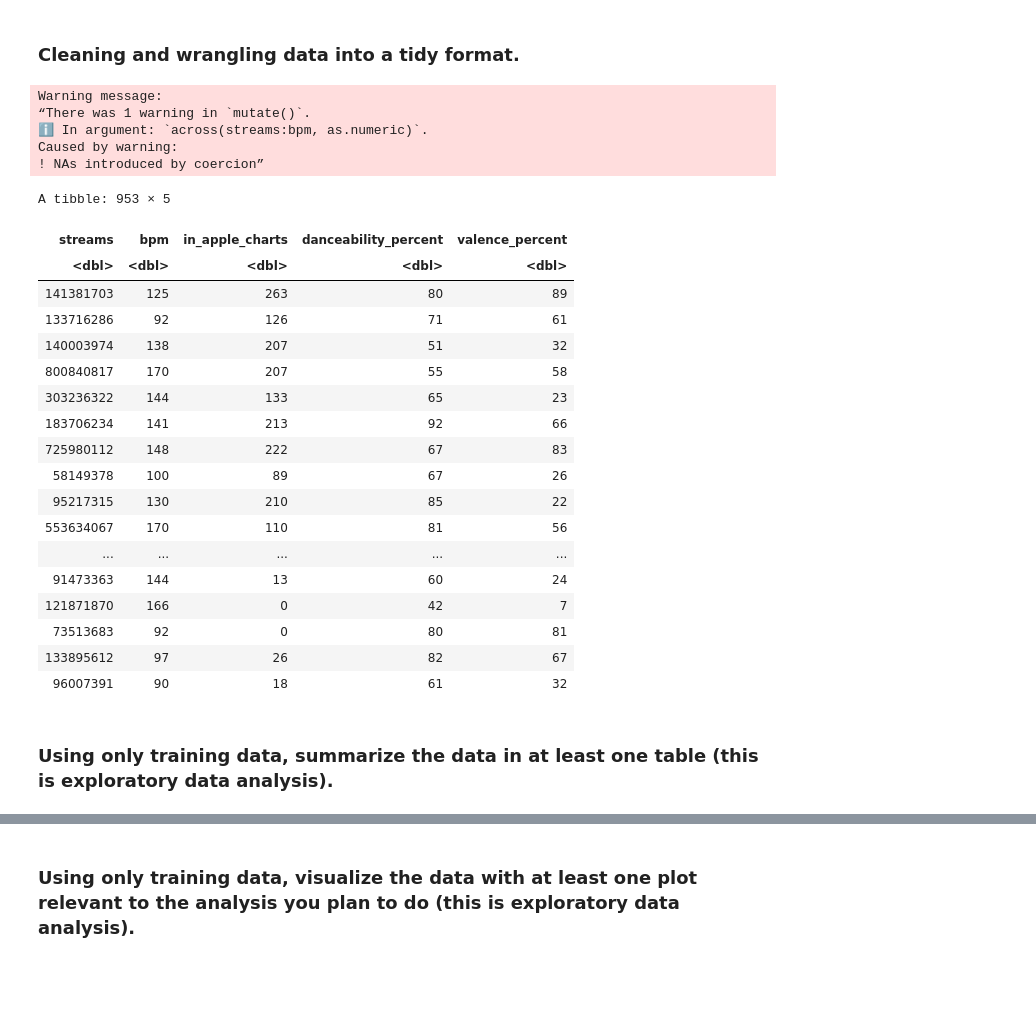
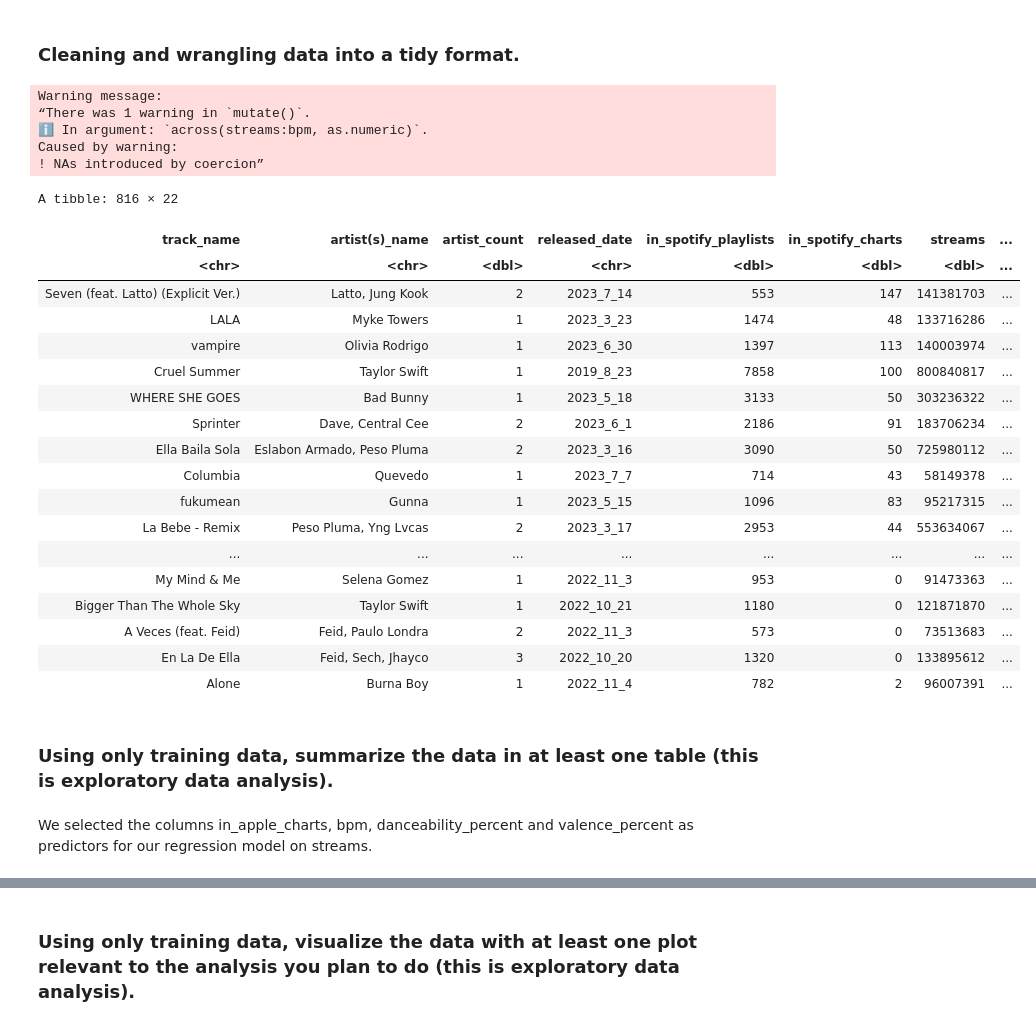
Before and after one commit to martin0wong/dsci100_project, a Jupyter notebook: Project_proposal.ipynb, the cells around one changed output, grey strips where cells are left out. Cells and saved outputs as stored; diff of their text form; code cells hidden in the pictures; blank space fills up the shorter version.

```diff
--- a/Project_proposal.ipynb
+++ b/Project_proposal.ipynb
@@ -41,40 +49,44 @@ A spec_tbl_df: 953 × 24
 ### Cleaning and wrangling data into a tidy format.
 # %%
 spotify_data_cleaned <- spotify_data |>
-                        mutate(across(streams:bpm, as.numeric))
+                        mutate(across(released_year:released_day, as.character)) |>
+                        mutate(across(streams:bpm, as.numeric)) |>
+                        drop_na()
 colnames(spotify_data_cleaned) <- c("track_name", "artist(s)_name", "artist_count", "released_year", "released_month", "released_day",
                                     "in_spotify_playlists", "in_spotify_charts", "streams", "in_apple_playlists", "in_apple_charts",
                                     "in_deezer_playlists", "in_deezer_charts", "in_shazam_charts", "bpm", "key", "mode",
                                     "danceability_percent", "valence_percent", "energy_percent",
                                     "acousticness_percent", "instrumentalness_percent", "liveness_percent", "speechiness_percent")
-
-spotify_data_final <- select(spotify_data_cleaned, streams, bpm, in_apple_charts, danceability_percent, valence_percent)
-spotify_data_final
+spotify_data_wrangled <- spotify_data_cleaned |>
+                         unite(released_date, released_year, released_month, released_day)
+spotify_data_wrangled
 # %% [output]
 Warning message:
 “There was 1 warning in `mutate()`.
 ℹ In argument: `across(streams:bpm, as.numeric)`.
 Caused by warning:
 ! NAs introduced by coercion”
-A tibble: 953 × 5
+A tibble: 816 × 22
-| streams | bpm | in_apple_charts | danceability_percent | valence_percent |
-| <dbl> | <dbl> | <dbl> | <dbl> | <dbl> |
-| 141381703 | 125 | 263 | 80 | 89 |
-| 133716286 | 92 | 126 | 71 | 61 |
-| 140003974 | 138 | 207 | 51 | 32 |
-| 800840817 | 170 | 207 | 55 | 58 |
-| 303236322 | 144 | 133 | 65 | 23 |
-| 183706234 | 141 | 213 | 92 | 66 |
-| 725980112 | 148 | 222 | 67 | 83 |
-| 58149378 | 100 | 89 | 67 | 26 |
-| 95217315 | 130 | 210 | 85 | 22 |
-| 553634067 | 170 | 110 | 81 | 56 |
-| ... | ... | ... | ... | ... |
-| 91473363 | 144 | 13 | 60 | 24 |
-| 121871870 | 166 | 0 | 42 | 7 |
-| 73513683 | 92 | 0 | 80 | 81 |
-| 133895612 | 97 | 26 | 82 | 67 |
-| 96007391 | 90 | 18 | 61 | 32 |
+| track_name | artist(s)_name | artist_count | released_date | in_spotify_playlists | in_spotify_charts | streams | ... |
+| <chr> | <chr> | <dbl> | <chr> | <dbl> | <dbl> | <dbl> | ... |
+| Seven (feat. Latto) (Explicit Ver.) | Latto, Jung Kook | 2 | 2023_7_14 | 553 | 147 | 141381703 | ... |
+| LALA | Myke Towers | 1 | 2023_3_23 | 1474 | 48 | 133716286 | ... |
+| vampire | Olivia Rodrigo | 1 | 2023_6_30 | 1397 | 113 | 140003974 | ... |
+| Cruel Summer | Taylor Swift | 1 | 2019_8_23 | 7858 | 100 | 800840817 | ... |
+| WHERE SHE GOES | Bad Bunny | 1 | 2023_5_18 | 3133 | 50 | 303236322 | ... |
+| Sprinter | Dave, Central Cee | 2 | 2023_6_1 | 2186 | 91 | 183706234 | ... |
+| Ella Baila Sola | Eslabon Armado, Peso Pluma | 2 | 2023_3_16 | 3090 | 50 | 725980112 | ... |
+| Columbia | Quevedo | 1 | 2023_7_7 | 714 | 43 | 58149378 | ... |
+| fukumean | Gunna | 1 | 2023_5_15 | 1096 | 83 | 95217315 | ... |
+| La Bebe - Remix | Peso Pluma, Yng Lvcas | 2 | 2023_3_17 | 2953 | 44 | 553634067 | ... |
+| ... | ... | ... | ... | ... | ... | ... | ... |
+| My Mind & Me | Selena Gomez | 1 | 2022_11_3 | 953 | 0 | 91473363 | ... |
+| Bigger Than The Whole Sky | Taylor Swift | 1 | 2022_10_21 | 1180 | 0 | 121871870 | ... |
+| A Veces (feat. Feid) | Feid, Paulo Londra | 2 | 2022_11_3 | 573 | 0 | 73513683 | ... |
+| En La De Ella | Feid, Sech, Jhayco | 3 | 2022_10_20 | 1320 | 0 | 133895612 | ... |
+| Alone | Burna Boy | 1 | 2022_11_4 | 782 | 2 | 96007391 | ... |
 # %% [markdown]
 ### Using only training data, summarize the data in at least one table (this is exploratory data analysis).
+# %% [markdown]
+We selected the columns in_apple_charts, bpm, danceability_percent and valence_percent as predictors for our regression model on streams.
 # %%
```
Also changed, not shown: parts of 5 cells of this notebook.
